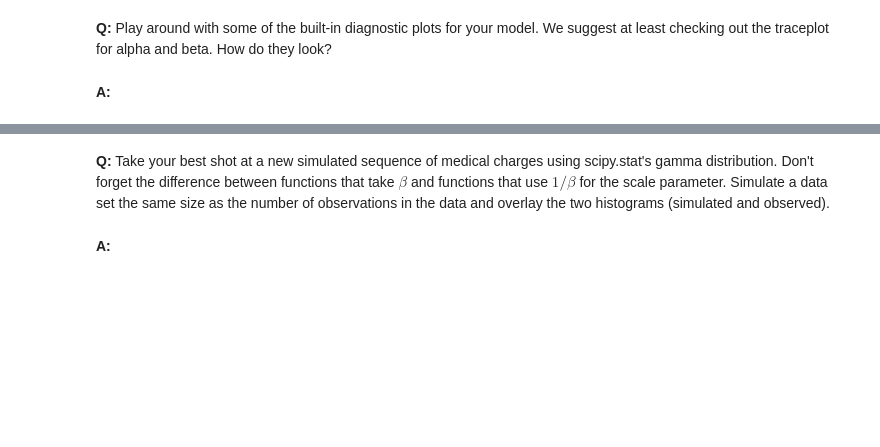
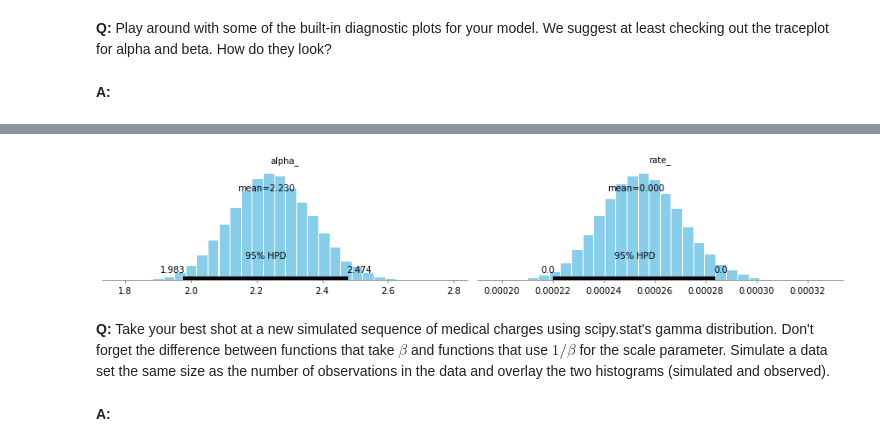
Before and after one commit to morganfry/springboard, a Jupyter notebook: mini-projects/8.3.2/Bayesian_stats_Q6.28/inferential_statistics_3-Q.ipynb, the cells around one changed output, grey strips where cells are left out. Drawn from its saved outputs; the diff is of its cells as text; code cells hidden in the pictures; blank space fills up the shorter version.

```diff
--- a/mini-projects/8.3.2/Bayesian_stats_Q6.28/inferential_statistics_3-Q.ipynb
+++ b/mini-projects/8.3.2/Bayesian_stats_Q6.28/inferential_statistics_3-Q.ipynb
@@ -191,3 +188,7 @@ _=pm.plots.traceplot(trace)
+# %%
+_=pm.plot_posterior(trace)
+# %% [output]
+[figure, added]
 # %% [markdown]
 __Q:__ Take your best shot at a new simulated sequence of medical charges using scipy.stat's gamma distribution. Don't forget the difference between functions that take $\beta$ and functions that use $1/\beta$ for the scale parameter. Simulate a data set the same size as the number of observations in the data and overlay the two histograms (simulated and observed).
 # %% [markdown]
```
Also changed, not shown: parts of 5 cells of this notebook.
